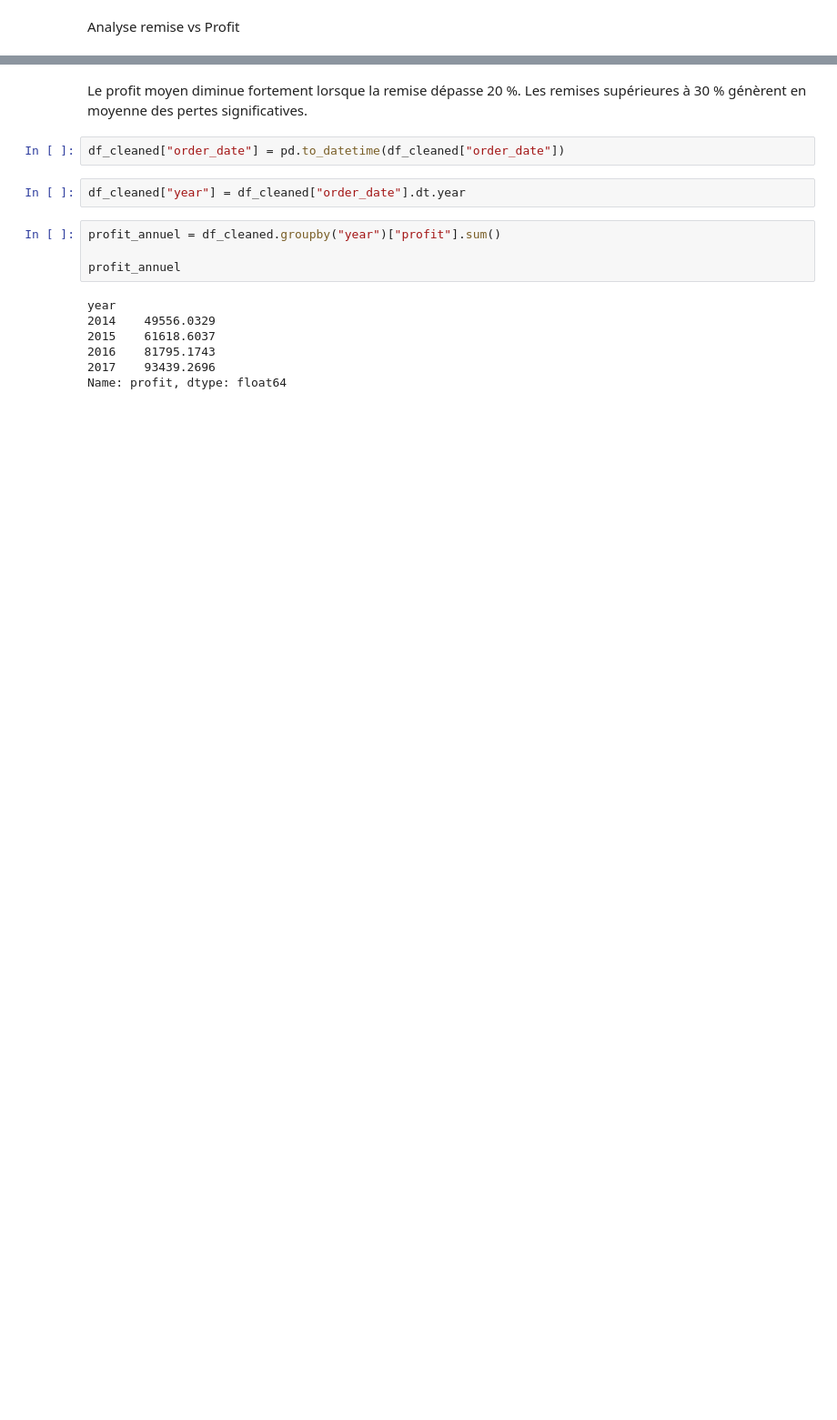
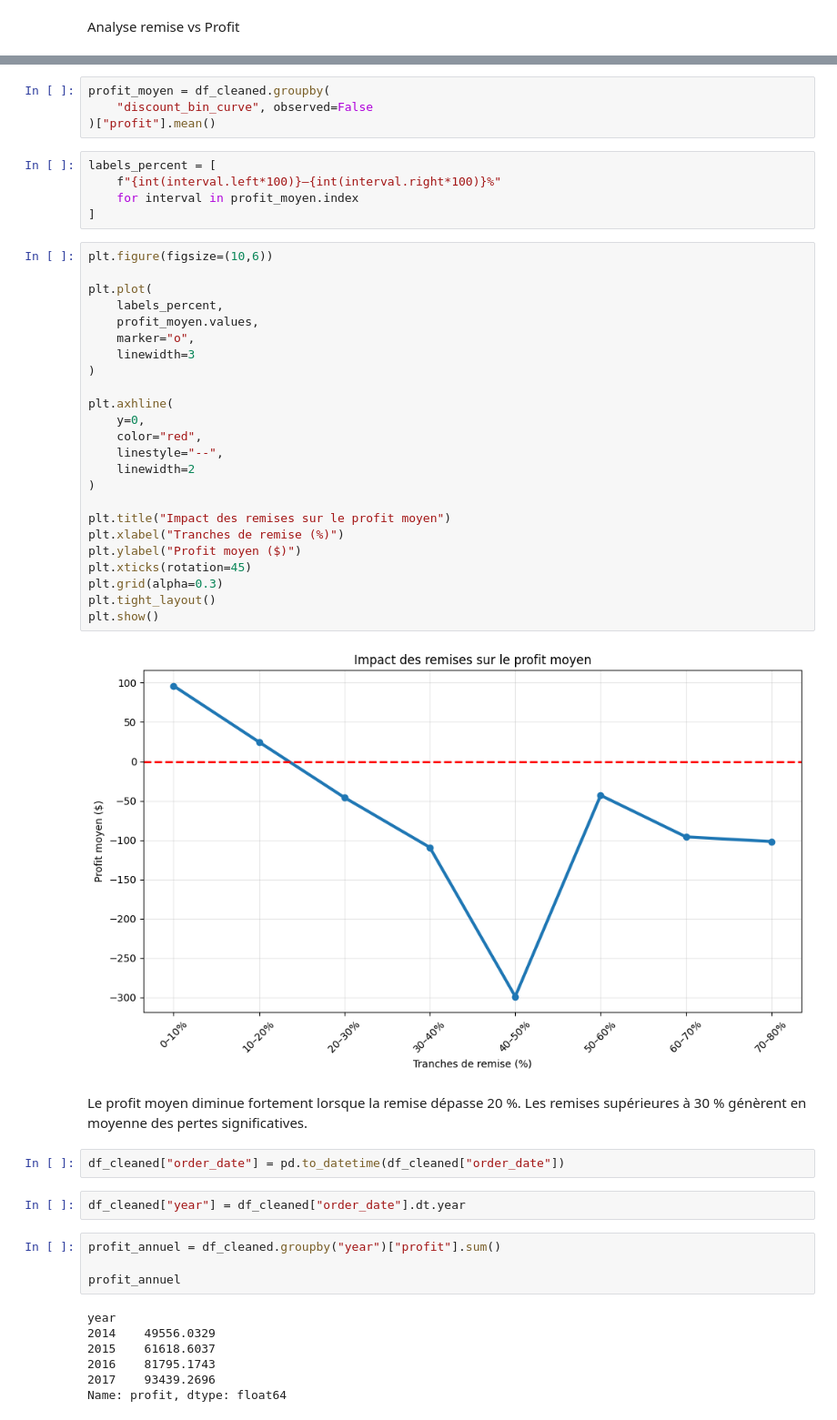
Before and after one commit to msshaqura/project_superstore, a Jupyter notebook: sample_superstore.ipynb, the cells around one changed output, grey strips where cells are left out. Shown at 91% size. Saved outputs shown, nothing was run; the diff lists cells and outputs as text; blank space fills up the shorter version.

```diff
--- a/sample_superstore.ipynb
+++ b/sample_superstore.ipynb
@@ -543,3 +511,38 @@ plt.show()
+# %%
+profit_moyen = df_cleaned.groupby(
+    "discount_bin_curve", observed=False
+)["profit"].mean()
+# %%
+labels_percent = [
+    f"{int(interval.left*100)}–{int(interval.right*100)}%"
+    for interval in profit_moyen.index
+]
+# %%
+plt.figure(figsize=(10,6))
+
+plt.plot(
+    labels_percent,
+    profit_moyen.values,
+    marker="o",
+    linewidth=3
+)
+
+plt.axhline(
+    y=0,
+    color="red",
+    linestyle="--",
+    linewidth=2
+)
+
+plt.title("Impact des remises sur le profit moyen")
+plt.xlabel("Tranches de remise (%)")
+plt.ylabel("Profit moyen ($)")
+plt.xticks(rotation=45)
+plt.grid(alpha=0.3)
+plt.tight_layout()
+plt.show()
+# %% [output]
+[figure, added]
 # %% [markdown]
 Le profit moyen diminue fortement lorsque la remise dépasse 20 %.
 Les remises supérieures à 30 % génèrent en moyenne des pertes significatives.
```
Also changed, not shown: parts of 19 cells of this notebook.
